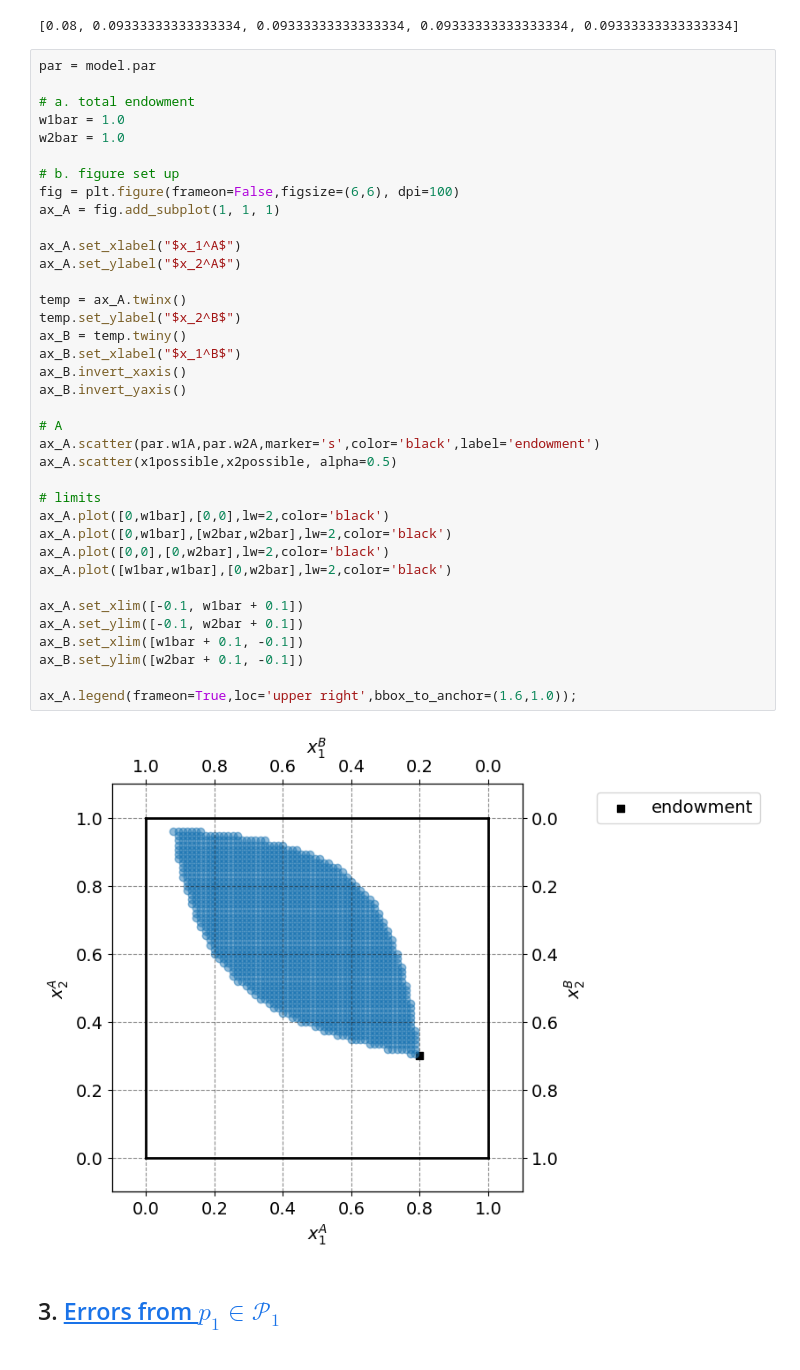
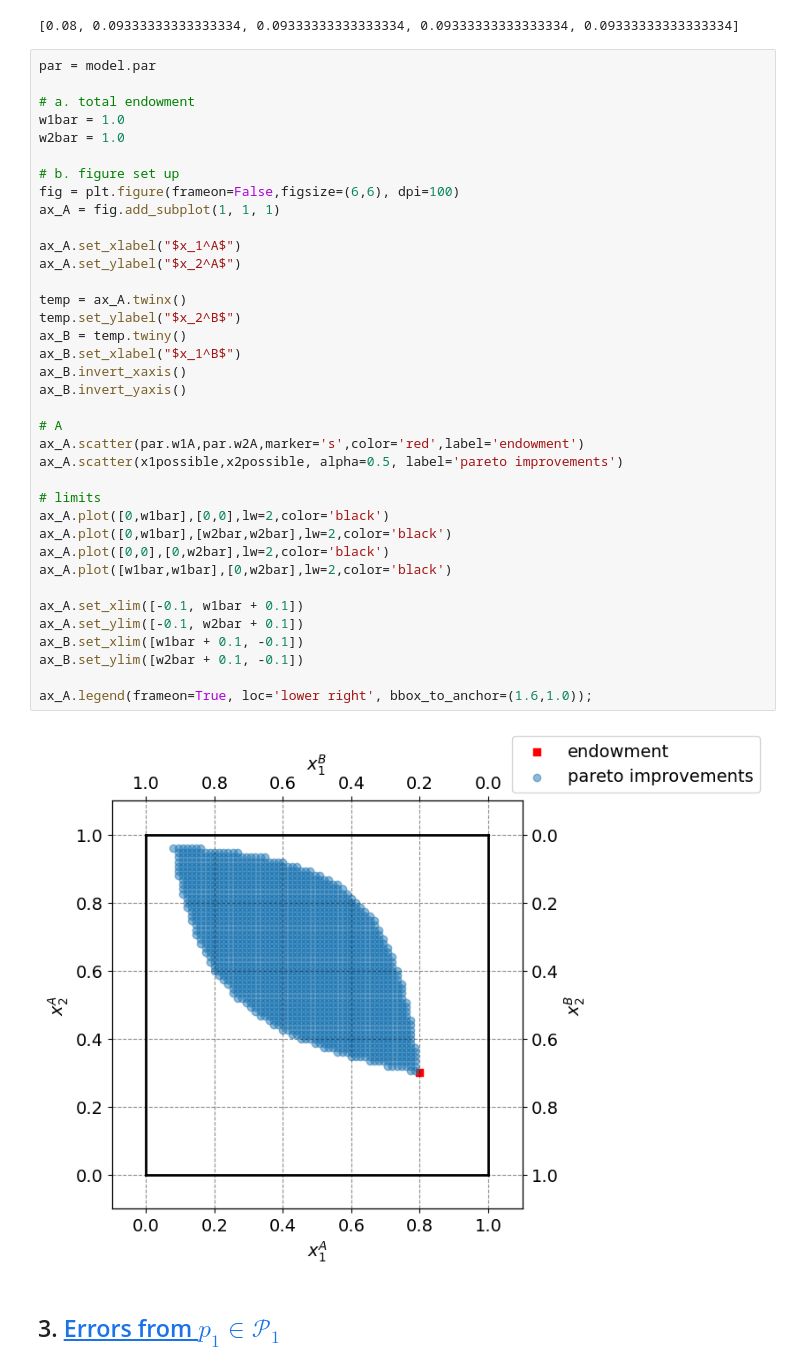
Before and after one commit to NumEconCopenhagen/projects-2024-mathias-mikkel-gabriele, a Jupyter notebook: inauguralproject/InauguralProject2024.ipynb, the cells around one changed output. Cells and saved outputs as stored; diff of their text form.

```diff
--- a/inauguralproject/InauguralProject2024.ipynb
+++ b/inauguralproject/InauguralProject2024.ipynb
@@ -65,37 +65,37 @@ w1bar = 1.0
 w2bar = 1.0
 
 # b. figure set up
 fig = plt.figure(frameon=False,figsize=(6,6), dpi=100)
 ax_A = fig.add_subplot(1, 1, 1)
 
 ax_A.set_xlabel("$x_1^A$")
 ax_A.set_ylabel("$x_2^A$")
 
 temp = ax_A.twinx()
 temp.set_ylabel("$x_2^B$")
 ax_B = temp.twiny()
 ax_B.set_xlabel("$x_1^B$")
 ax_B.invert_xaxis()
 ax_B.invert_yaxis()
 
 # A
-ax_A.scatter(par.w1A,par.w2A,marker='s',color='black',label='endowment')
-ax_A.scatter(x1possible,x2possible, alpha=0.5)
+ax_A.scatter(par.w1A,par.w2A,marker='s',color='red',label='endowment')
+ax_A.scatter(x1possible,x2possible, alpha=0.5, label='pareto improvements')
 
 # limits
 ax_A.plot([0,w1bar],[0,0],lw=2,color='black')
 ax_A.plot([0,w1bar],[w2bar,w2bar],lw=2,color='black')
 ax_A.plot([0,0],[0,w2bar],lw=2,color='black')
 ax_A.plot([w1bar,w1bar],[0,w2bar],lw=2,color='black')
 
 ax_A.set_xlim([-0.1, w1bar + 0.1])
 ax_A.set_ylim([-0.1, w2bar + 0.1])
 ax_B.set_xlim([w1bar + 0.1, -0.1])
 ax_B.set_ylim([w2bar + 0.1, -0.1])
 
-ax_A.legend(frameon=True,loc='upper right',bbox_to_anchor=(1.6,1.0));
+ax_A.legend(frameon=True, loc='lower right', bbox_to_anchor=(1.6,1.0));
 # %% [output]
-[figure, old version]
+[figure, new version]
 # %% [markdown]
 ## 3. <a id='toc3_'></a>[Errors from $p_1 \in \mathcal{P}_1$](#toc0_)
 # %%
```
Also changed, not shown: parts of 2 cells of this notebook.
